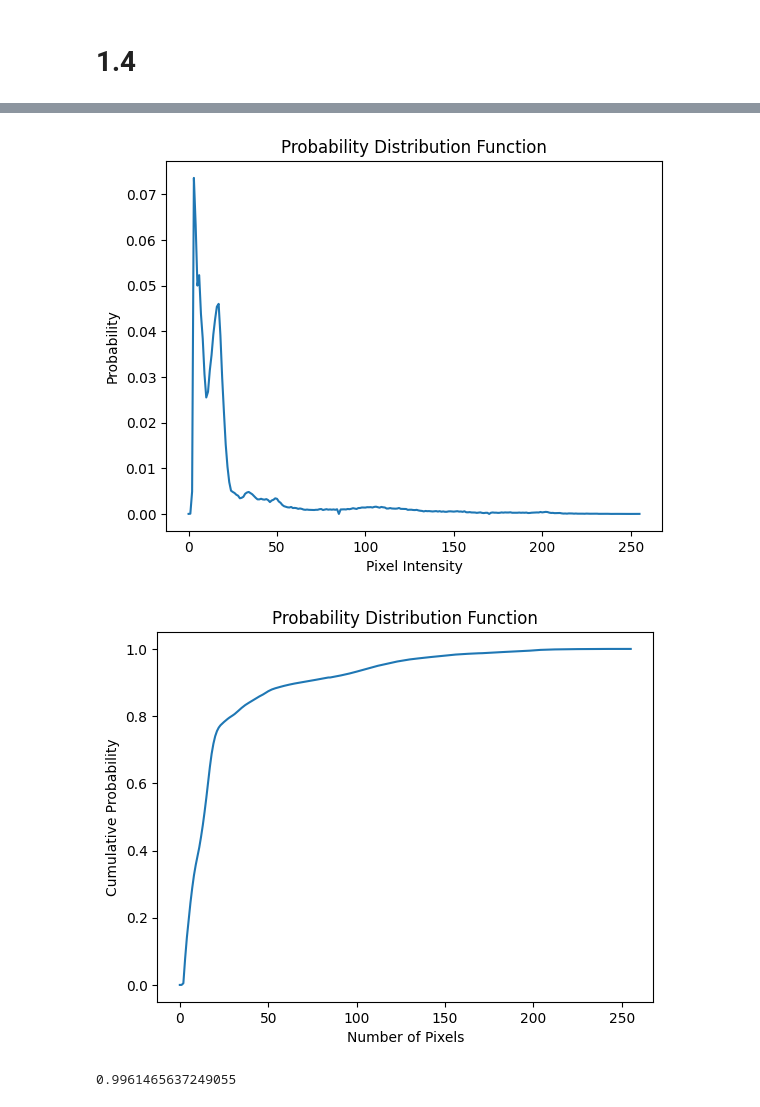
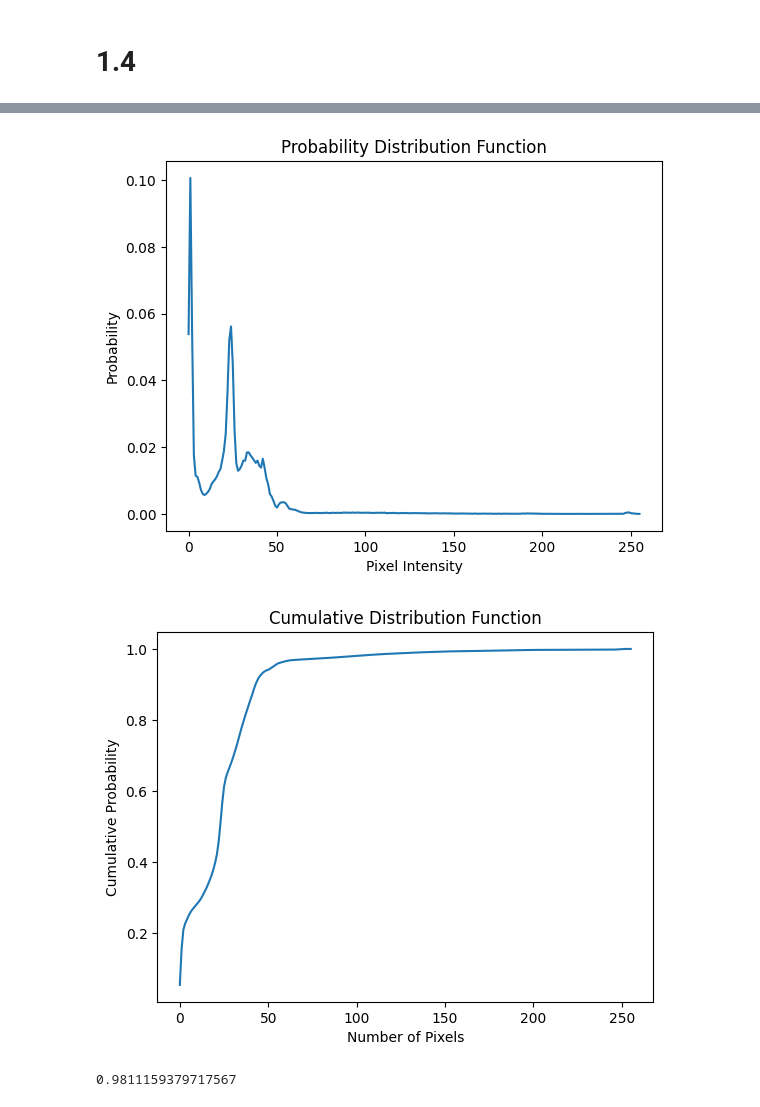
Before and after one commit to jclmaypa/MAYPA_AP-157-Submissions, a Jupyter notebook: Activity 1/Activity 1.ipynb, the cells around one changed output, grey strips where cells are left out. Saved outputs shown, nothing was run; the diff lists cells and outputs as text; code cells hidden in the pictures.

```diff
--- a/Activity 1/Activity 1.ipynb
+++ b/Activity 1/Activity 1.ipynb
@@ -238,7 +238,7 @@ plt.imsave("coloredcircle.tiff",img)
 # 1.4
 # %%
 # read the image
-image = Image.open('.\dark_picture.png')
+image = Image.open('.\dark_picture.jpg')
 
 # Converting to grayscale
 grayscale_image = np.array(image.convert('L'))
@@ -282,21 +282,21 @@ ax.set_xlabel("Pixel Intensity")
 plt.title("Probability Distribution Function")
 plt.show()
 # %% [output]
-[figure, old version]
+[figure, new version]
 # %%
 # Now making the CDF
 CDF = np.cumsum(norm_hist_values)
 
 
 # Plot normal CDF
 fig, ax = plt.subplots()
 ax.plot(x, CDF)
 ax.set_ylabel("Cumulative Probability")
 ax.set_xlabel("Number of Pixels")
-plt.title("Probability Distribution Function")
+plt.title("Cumulative Distribution Function")
 plt.show()
 # %% [output]
-[figure, old version]
+[figure, new version]
 # %%
 # for integral
 def integrate(y_vals, h):
@@ -329,7 +329,7 @@ def integral_simpsons(N, a, b, arr):
 # Test to see if histogram is normalized
 print(integrate(norm_hist_values,bin_edges[3]-bin_edges[2]))
 # %% [output]
-0.9961465637249055
+0.9811159379717567
 # %%
 # Now applying histogram backprojecting
 desired_CDF = x/255
```
Also changed, not shown: parts of 14 cells of this notebook, 2 other files.
